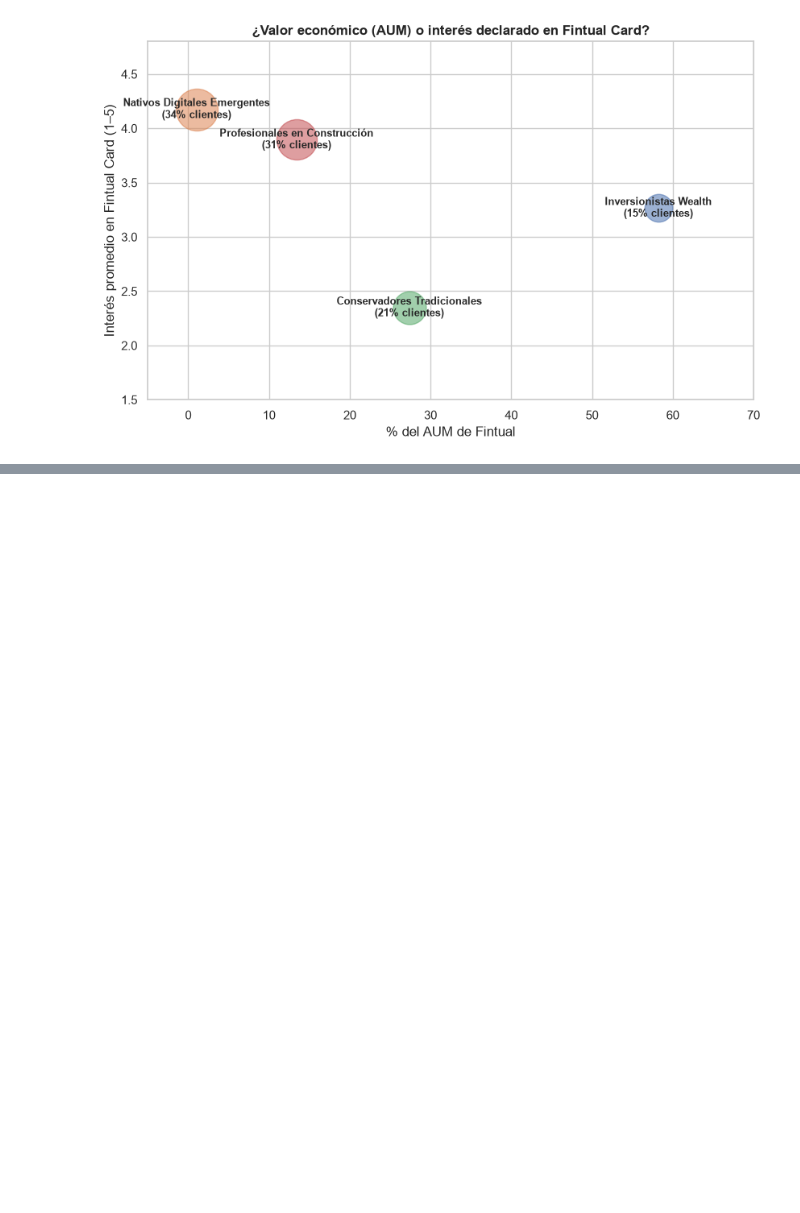
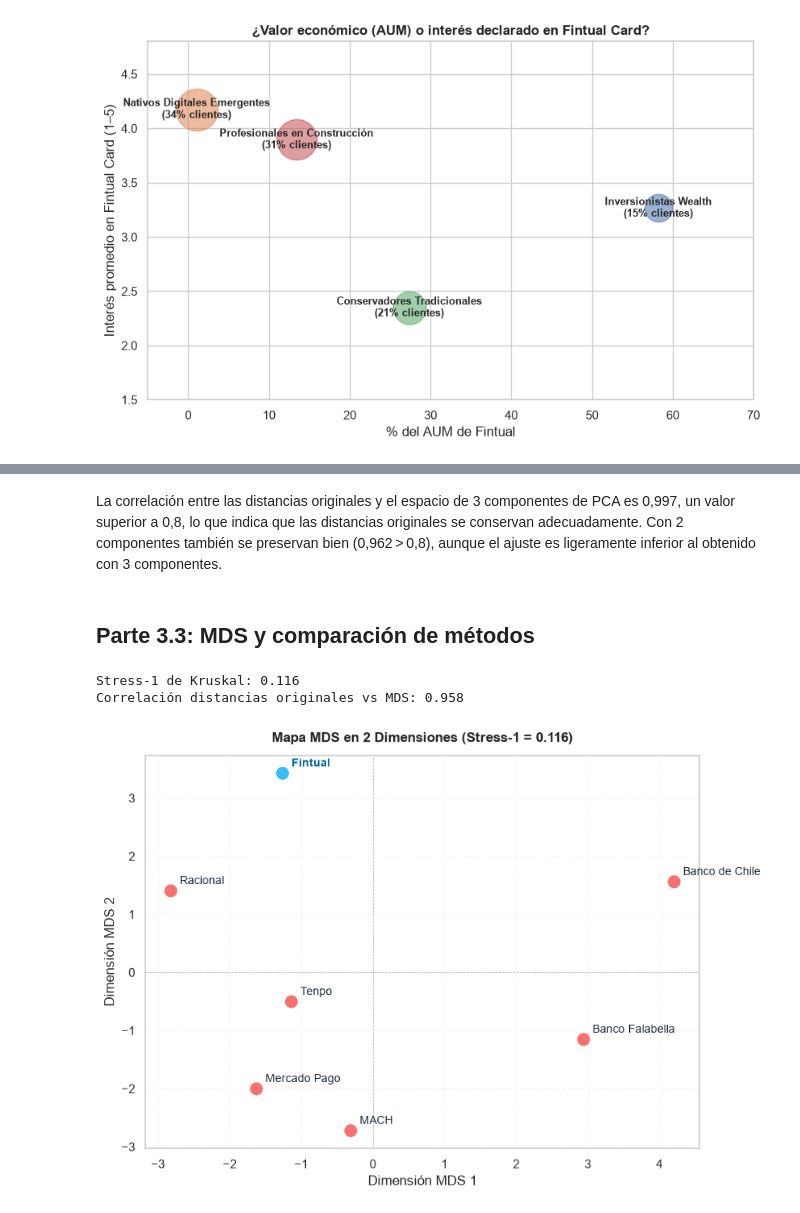
Before and after one commit to fcisternasg/fintual-card-marketing-analytics, a Jupyter notebook: Taller_Fintual_Limpio.ipynb, the cells around one changed output, grey strips where cells are left out. Saved outputs shown, nothing was run; the diff lists cells and outputs as text; code cells hidden in the pictures; blank space fills up the shorter version.

```diff
--- a/Taller_Fintual_Limpio.ipynb
+++ b/Taller_Fintual_Limpio.ipynb
@@ -755,0 +989,48 @@ En consecuencia, los "Profesionales en Construcción" resultan el segmento más
+# %% [markdown]
+La correlación entre las distancias originales y el espacio de 3 componentes de PCA es 0,997, un valor superior a 0,8, lo que indica que las distancias originales se conservan adecuadamente. Con 2 componentes también se preservan bien (0,962 > 0,8), aunque el ajuste es ligeramente inferior al obtenido con 3 componentes.
+# %% [markdown]
+## Parte 3.3: MDS y comparación de métodos
+# %%
+# 1. Ajuste del modelo MDS (configuración obligatoria de la pauta)
+coordenadas_mds = mds.fit_transform(data_scaled)
+
+# 2. Correlación de distancias originales vs distancias en el mapa MDS
+correlacion_mds = np.corrcoef(d_orig, pdist(coordenadas_mds))[0, 1]
+stress_mds = mds.stress_
+
+print(f"Stress-1 de Kruskal: {stress_mds:.3f}")
+print(f"Correlación distancias originales vs MDS: {correlacion_mds:.3f}")
+
+# 3. Visualización del Mapa Perceptual MDS (2D)
+fig, ax = plt.subplots(figsize=(8.5, 6))
+
+# Colores consistentes: celeste claro para Fintual, rojo claro para competidores
+colores_mds = ["#38bdf8" if m == "Fintual" else "#f87171" for m in perception_by_brand.index]
+ax.scatter(coordenadas_mds[:, 0], coordenadas_mds[:, 1], s=110, color=colores_mds, zorder=3)
+
+for i, marca in enumerate(perception_by_brand.index):
+    peso = "bold" if marca == "Fintual" else "normal"
+    color_texto = "#0369a1" if marca == "Fintual" else "#1e293b"
+    ax.annotate(
+        marca,
+        (coordenadas_mds[i, 0], coordenadas_mds[i, 1]),
+        xytext=(8, 6),
+        textcoords="offset points",
+        fontsize=10,
+        weight=peso,
+        color=color_texto
+    )
+
+# Líneas de referencia y formato
+ax.axhline(0, color="gray", linestyle="--", lw=0.6, alpha=0.5)
+ax.axvline(0, color="gray", linestyle="--", lw=0.6, alpha=0.5)
+ax.set_title(f"Mapa MDS en 2 Dimensiones (Stress-1 = {stress_mds:.3f})", fontsize=12, fontweight="bold", pad=12)
+ax.set_xlabel("Dimensión MDS 1")
+ax.set_ylabel("Dimensión MDS 2")
+ax.grid(True, linestyle=":", alpha=0.3)
+plt.tight_layout()
+plt.show()
+# %% [output]
+Stress-1 de Kruskal: 0.116
+Correlación distancias originales vs MDS: 0.958
+[figure, added]
```
Also changed, not shown: parts of 23 cells of this notebook.
